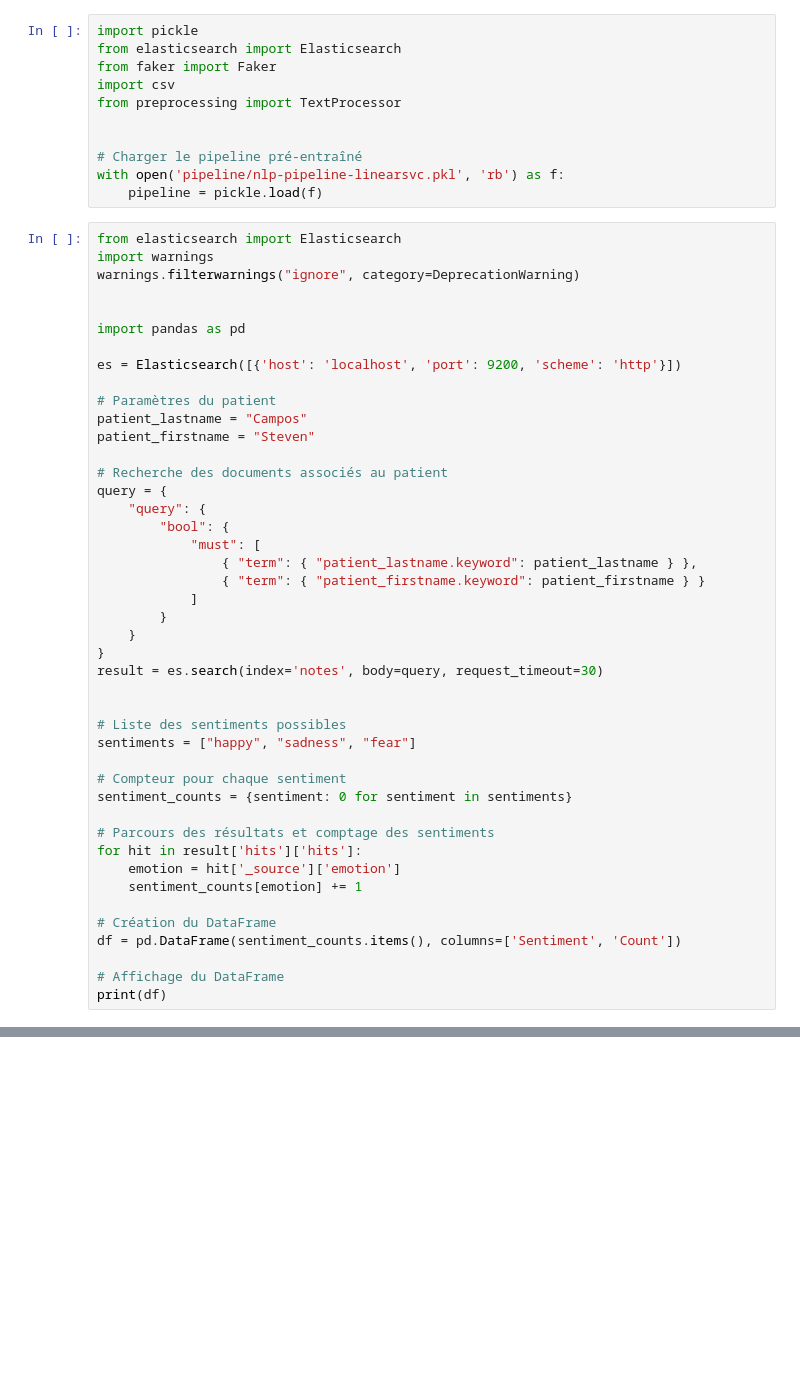
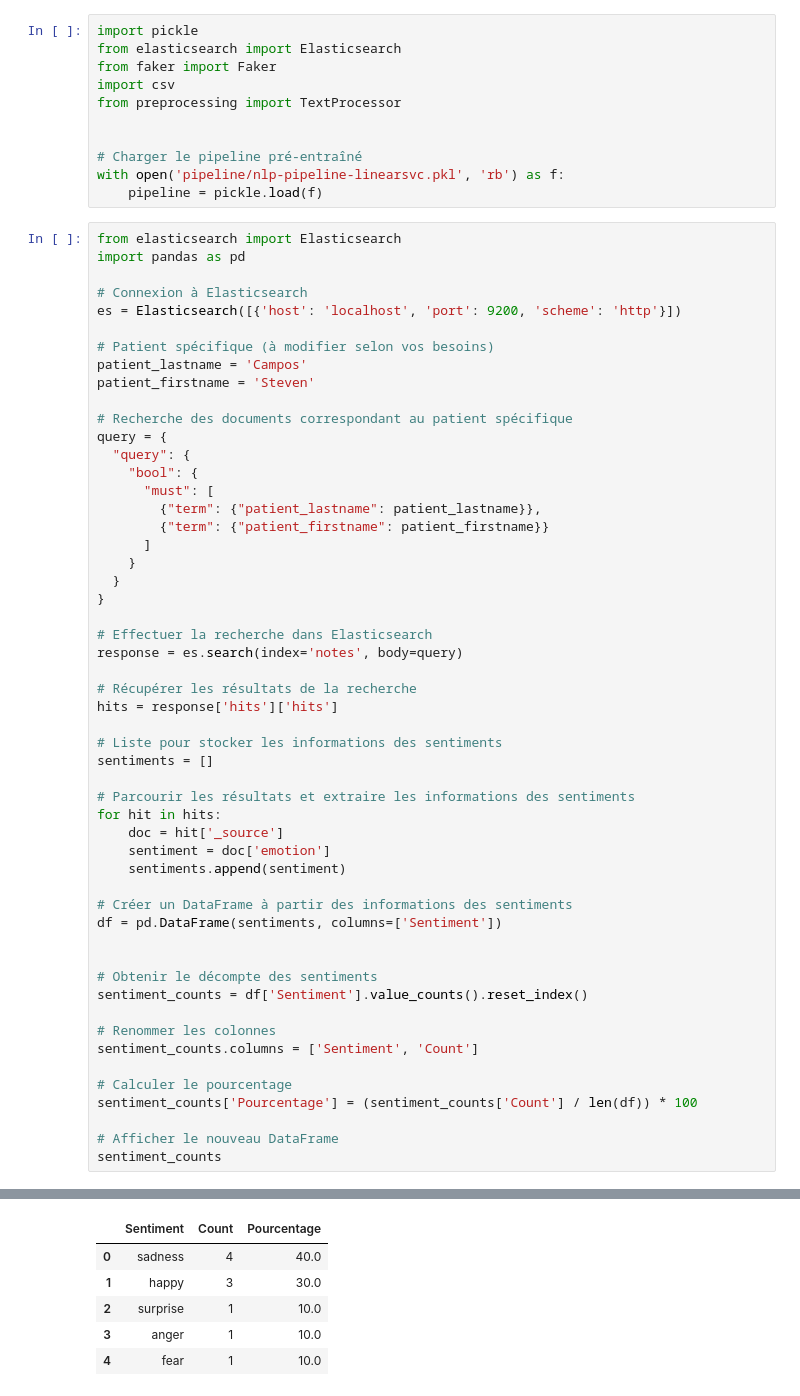
Before and after one commit to MyriamLbhn/NLP_Project, a Jupyter notebook: analyse_1.ipynb, the cells around one changed output, grey strips where cells are left out. Saved outputs shown, nothing was run; the diff lists cells and outputs as text; blank space fills up the shorter version.

```diff
--- a/analyse_1.ipynb
+++ b/analyse_1.ipynb
@@ -11,46 +11,55 @@ with open('pipeline/nlp-pipeline-linearsvc.pkl', 'rb') as f:
     pipeline = pickle.load(f)
 # %%
 from elasticsearch import Elasticsearch
-import warnings
-warnings.filterwarnings("ignore", category=DeprecationWarning)
+import pandas as pd
+
+# Connexion à Elasticsearch
+es = Elasticsearch([{'host': 'localhost', 'port': 9200, 'scheme': 'http'}])
+
+# Patient spécifique (à modifier selon vos besoins)
+patient_lastname = 'Campos'
+patient_firstname = 'Steven'
+
+# Recherche des documents correspondant au patient spécifique
+query = {
+  "query": {
+    "bool": {
+      "must": [
+        {"term": {"patient_lastname": patient_lastname}},
+        {"term": {"patient_firstname": patient_firstname}}
+      ]
+    }
+  }
+}
+
+# Effectuer la recherche dans Elasticsearch
+response = es.search(index='notes', body=query)
+
+# Récupérer les résultats de la recherche
+hits = response['hits']['hits']
+
+# Liste pour stocker les informations des sentiments
+sentiments = []
+
+# Parcourir les résultats et extraire les informations des sentiments
+for hit in hits:
+    doc = hit['_source']
+    sentiment = doc['emotion']
+    sentiments.append(sentiment)
+
+# Créer un DataFrame à partir des informations des sentiments
+df = pd.DataFrame(sentiments, columns=['Sentiment'])
 
 
-import pandas as pd
+# Obtenir le décompte des sentiments
+sentiment_counts = df['Sentiment'].value_counts().reset_index()
 
-es = Elasticsearch([{'host': 'localhost', 'port': 9200, 'scheme': 'http'}])
+# Renommer les colonnes
+sentiment_counts.columns = ['Sentiment', 'Count']
 
-# Paramètres du patient
-patient_lastname = "Campos"
-patient_firstname = "Steven"
+# Calculer le pourcentage
+sentiment_counts['Pourcentage'] = (sentiment_counts['Count'] / len(df)) * 100
 
-# Recherche des documents associés au patient
-query = {
-    "query": {
-        "bool": {
-            "must": [
-                { "term": { "patient_lastname.keyword": patient_lastname } },
-                { "term": { "patient_firstname.keyword": patient_firstname } }
-            ]
-        }
-    }
-}
-result = es.search(index='notes', body=query, request_timeout=30)
-
-
-# Liste des sentiments possibles
-sentiments = ["happy", "sadness", "fear"]
-
-# Compteur pour chaque sentiment
-sentiment_counts = {sentiment: 0 for sentiment in sentiments}
-
-# Parcours des résultats et comptage des sentiments
-for hit in result['hits']['hits']:
-    emotion = hit['_source']['emotion']
-    sentiment_counts[emotion] += 1
-
-# Création du DataFrame
-df = pd.DataFrame(sentiment_counts.items(), columns=['Sentiment', 'Count'])
-
-# Affichage du DataFrame
-print(df)
+# Afficher le nouveau DataFrame
+sentiment_counts
 # %% [output]
@@ -60,0 +66,6 @@ print(df)
+|  | Sentiment | Count | Pourcentage |
+| 0 | sadness | 4 | 40.0 |
+| 1 | happy | 3 | 30.0 |
+| 2 | surprise | 1 | 10.0 |
+| 3 | anger | 1 | 10.0 |
+| 4 | fear | 1 | 10.0 |
```
Also changed, not shown: parts of 4 cells of this notebook, 1 other file.
